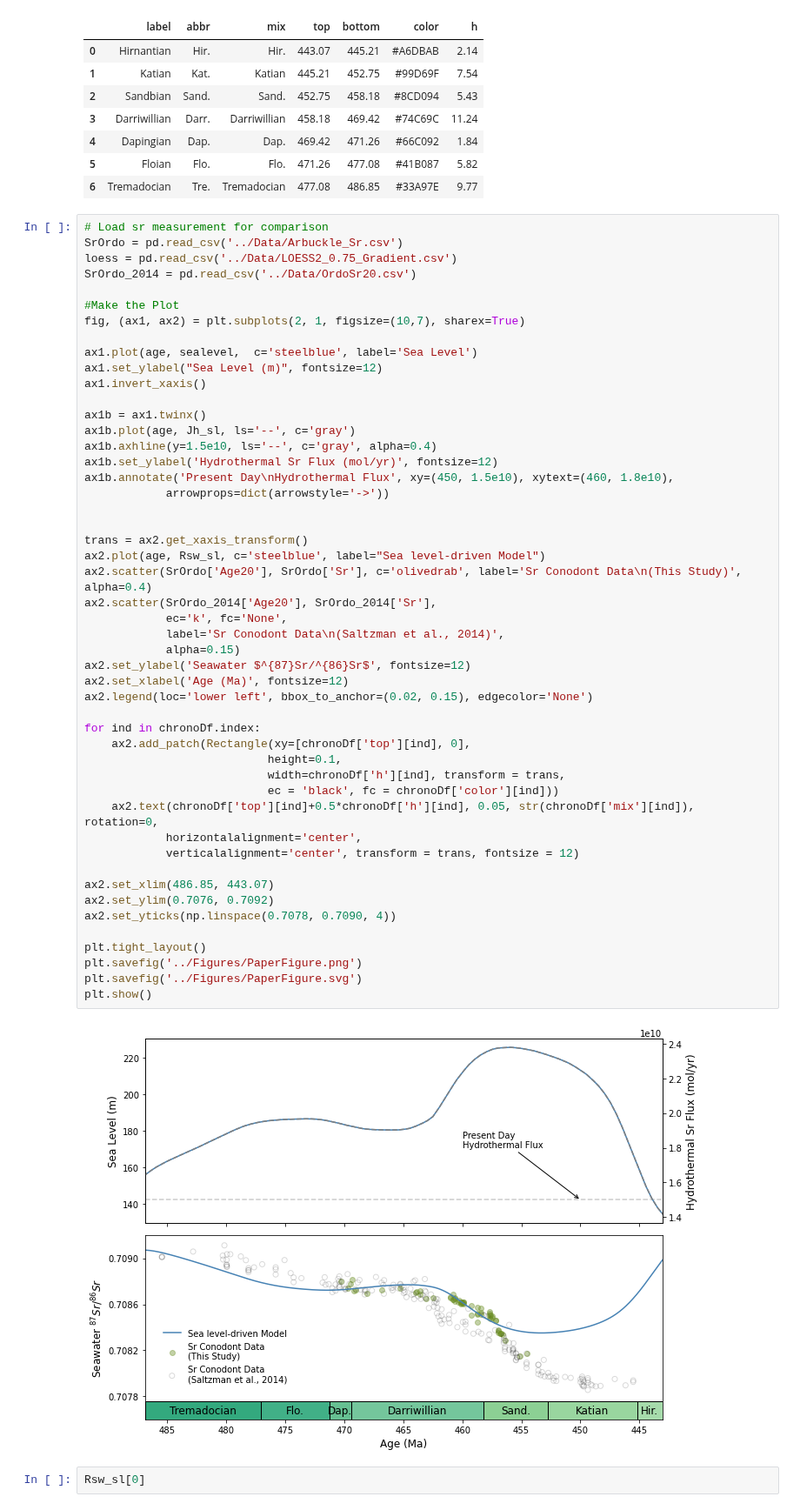
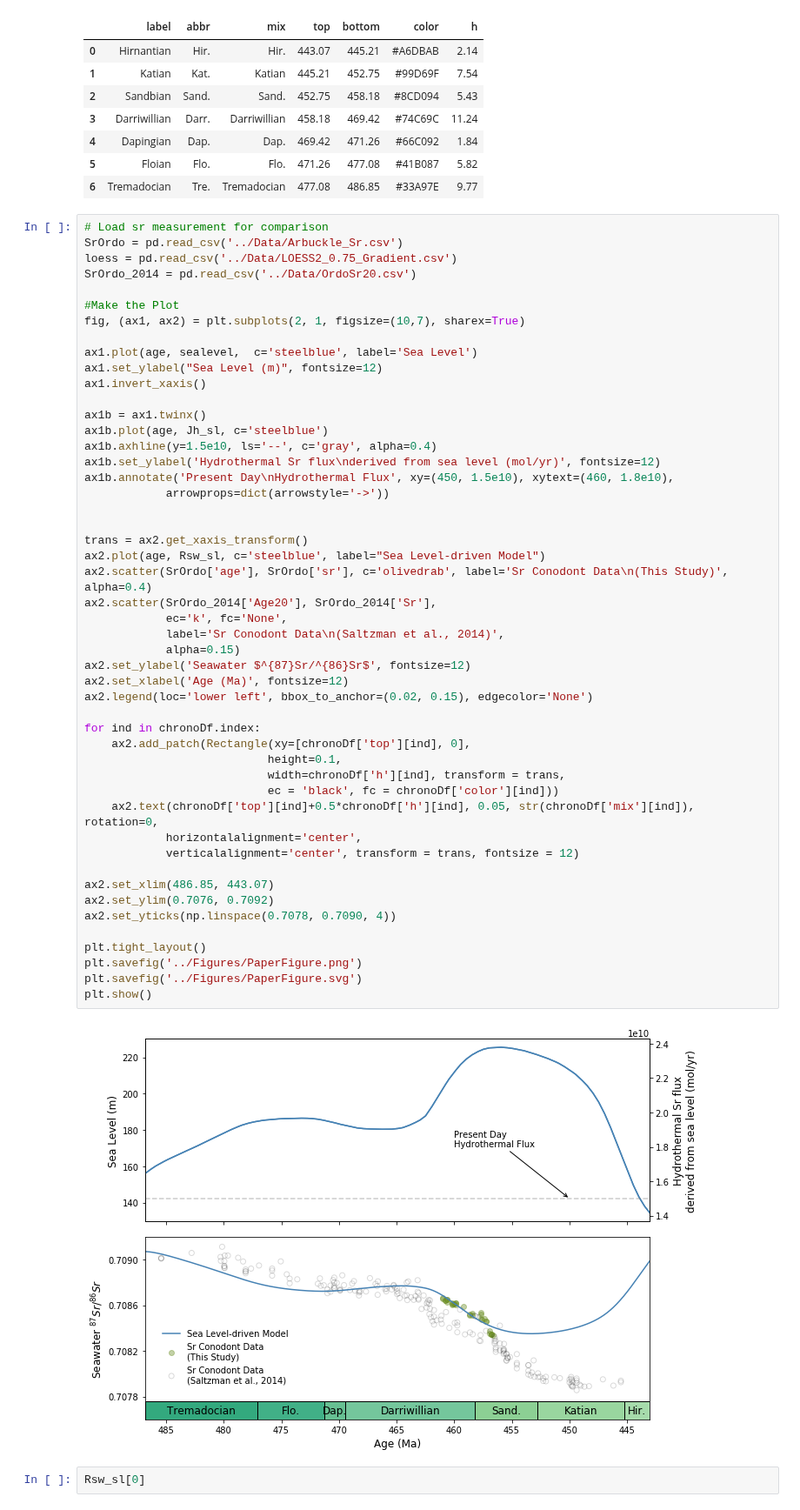
Before and after one commit to datuadiatma/avila_etal_2022, a Jupyter notebook: Notebook/Avila et al Paper Figure.ipynb, the cells around one changed output. Shown at 87% size. Cells and saved outputs as stored; diff of their text form.

Commit message:
Tweaks to Paper Figure
- Uploaded new sr data file for this study; differentiated it in the figure
- Added new y-axis label
- Other cosmetic tweaks

```diff
--- a/Notebook/Avila et al Paper Figure.ipynb
+++ b/Notebook/Avila et al Paper Figure.ipynb
@@ -191,43 +191,43 @@ ax1.set_ylabel("Sea Level (m)", fontsize=12)
 ax1.invert_xaxis()
 
 ax1b = ax1.twinx()
-ax1b.plot(age, Jh_sl, ls='--', c='gray')
+ax1b.plot(age, Jh_sl, c='steelblue')
 ax1b.axhline(y=1.5e10, ls='--', c='gray', alpha=0.4)
-ax1b.set_ylabel('Hydrothermal Sr Flux (mol/yr)', fontsize=12)
+ax1b.set_ylabel('Hydrothermal Sr flux\nderived from sea level (mol/yr)', fontsize=12)
 ax1b.annotate('Present Day\nHydrothermal Flux', xy=(450, 1.5e10), xytext=(460, 1.8e10),
             arrowprops=dict(arrowstyle='->'))
 
 
 trans = ax2.get_xaxis_transform()
-ax2.plot(age, Rsw_sl, c='steelblue', label="Sea level-driven Model")
-ax2.scatter(SrOrdo['Age20'], SrOrdo['Sr'], c='olivedrab', label='Sr Conodont Data\n(This Study)', alpha=0.4)
+ax2.plot(age, Rsw_sl, c='steelblue', label="Sea Level-driven Model")
+ax2.scatter(SrOrdo['age'], SrOrdo['sr'], c='olivedrab', label='Sr Conodont Data\n(This Study)', alpha=0.4)
 ax2.scatter(SrOrdo_2014['Age20'], SrOrdo_2014['Sr'],
             ec='k', fc='None',
             label='Sr Conodont Data\n(Saltzman et al., 2014)',
             alpha=0.15)
 ax2.set_ylabel('Seawater $^{87}Sr/^{86}Sr$', fontsize=12)
 ax2.set_xlabel('Age (Ma)', fontsize=12)
 ax2.legend(loc='lower left', bbox_to_anchor=(0.02, 0.15), edgecolor='None')
 
 for ind in chronoDf.index:
     ax2.add_patch(Rectangle(xy=[chronoDf['top'][ind], 0],
                            height=0.1,
                            width=chronoDf['h'][ind], transform = trans,
                            ec = 'black', fc = chronoDf['color'][ind]))
     ax2.text(chronoDf['top'][ind]+0.5*chronoDf['h'][ind], 0.05, str(chronoDf['mix'][ind]), rotation=0,
             horizontalalignment='center',
             verticalalignment='center', transform = trans, fontsize = 12)
 
 ax2.set_xlim(486.85, 443.07)
 ax2.set_ylim(0.7076, 0.7092)
 ax2.set_yticks(np.linspace(0.7078, 0.7090, 4))
 
 plt.tight_layout()
 plt.savefig('../Figures/PaperFigure.png')
 plt.savefig('../Figures/PaperFigure.svg')
 plt.show()
 # %% [output]
-[figure, old version]
+[figure, new version]
 # %%
 Rsw_sl[0]
 # %% [output]
```
Also changed, not shown: parts of 1 cell of this notebook, 10 other files.
